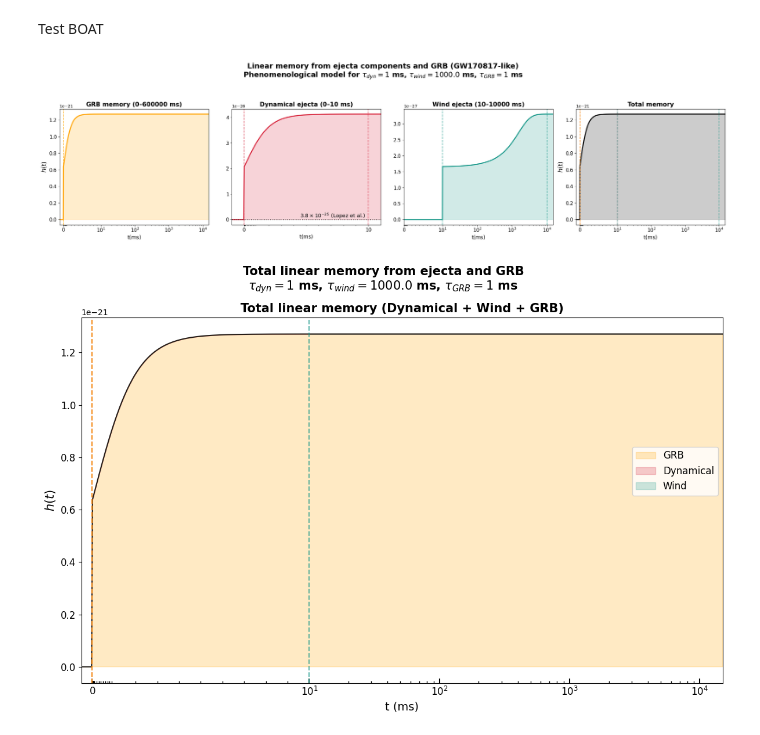
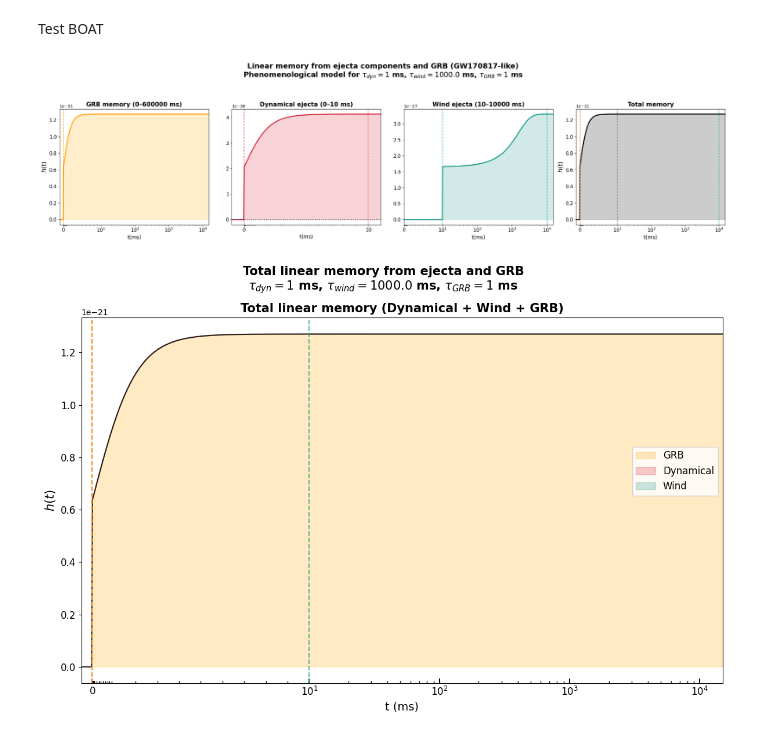
Before and after one commit to ThomasBastro/Memory_effect, a Jupyter notebook: Memory_Lopez/phenom_model.ipynb, the cells around one changed output. Drawn from its saved outputs; the diff is of its cells as text; code cells hidden in the pictures.

```diff
--- a/Memory_Lopez/phenom_model.ipynb
+++ b/Memory_Lopez/phenom_model.ipynb
@@ -233,34 +222,33 @@ Test BOAT
 # %%
 # Parameters for GRB memory
 t = np.linspace(-5., 15., 500000) * 1e3  # ms
 E_j = 1e55   # https://iopscience.iop.org/article/10.3847/2041-8213/accf93/pdf brightest object
 theta = np.deg2rad(30)  # 30 degrees off axis
 beta = 0.99  # ultrarelativistic jet
 tau_grb_ms = 1  # ms
 start_grb, end_grb = 0, 600*1e3 # end GRB at 600s
 # (seems long for the memory case, I would expect something more similar to the dynamical ejecta timescale)
 # Parameters for the combined memory from ejecta (dynamical + wind)
 M_ej_dyn = 0.5*1e-2
 v_ej_dyn = 0.25
 tau_dyn_ms = 1
 
 M_ej_wind = 0.01
 v_ej_wind = 0.05
 tau_wind_ms = 1e3
 r = 724  * 1e6  #BOAT
 start_dyn, end_dyn = 0, 10
 start_wind, end_wind = 10, 10e3
 
 up.phenom_memory_ejecta_components_GRB(
     t,
     r,
     M_ej_dyn, v_ej_dyn, tau_dyn_ms, start_dyn, end_dyn,
     M_ej_wind, v_ej_wind, tau_wind_ms, start_wind, end_wind,
     E_j, beta, theta, tau_grb_ms, start_grb, end_grb,
-    delta_h_typical=0
-)
+    delta_h_typical=False, save = True)
 # %% [output]
-[figure, old version]
+[figure, new version]
 # %%
 # Parameters for GRB memory
 t = np.linspace(-5., 15., 500000) * 1e3  # ms
```
Also changed, not shown: parts of 19 cells of this notebook, 9 other files.
